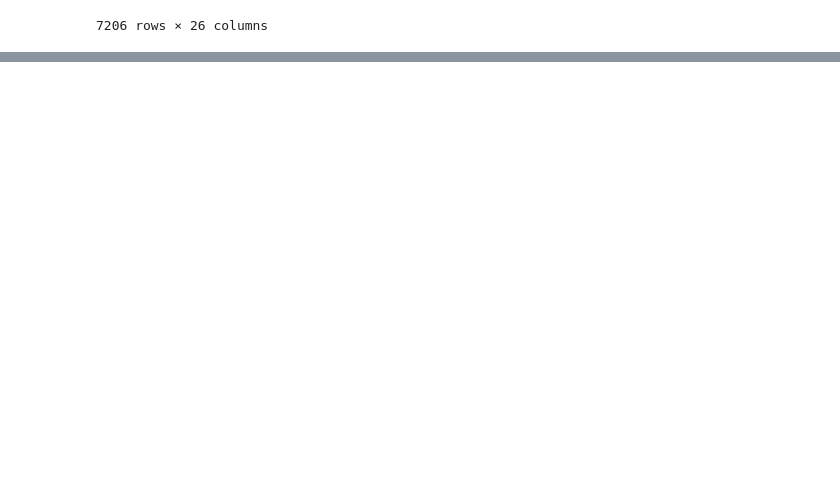
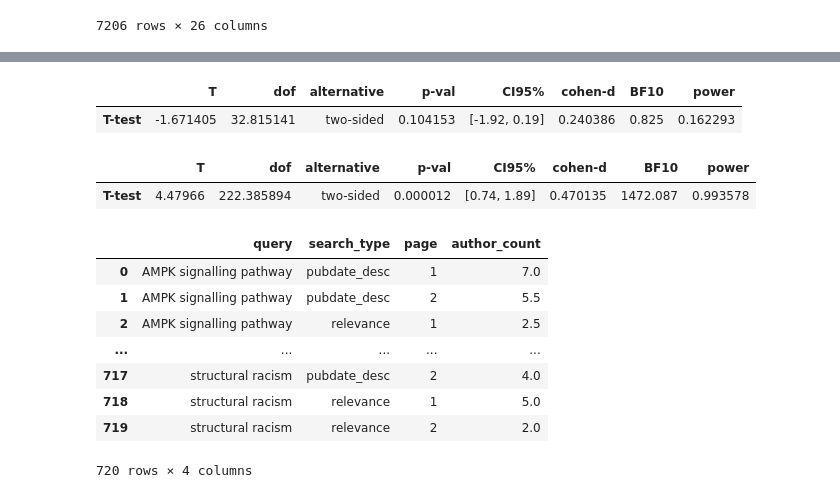
Before and after one commit to NCBI-Codeathons/pubmed-codeathon-team1, a Jupyter notebook: notebooks/data_visualizations_bl.ipynb, the cells around one changed output, grey strips where cells are left out. Drawn from its saved outputs; the diff is of its cells as text; code cells hidden in the pictures; blank space fills up the shorter version.

Commit message:
updated stats Jupyter Notebook

```diff
--- a/notebooks/data_visualizations_bl.ipynb
+++ b/notebooks/data_visualizations_bl.ipynb
@@ -455,0 +400,33 @@ plt.savefig('/home/jupyter-brooks.leitner/pubmed-codeathon-team1/data/visualizat
+# %%
+x = rcr[rcr['search_type'] == 'pubdate_desc']
+y = rcr[rcr['search_type'] == 'relevance']
+
+#Comparing Page 1 Descending order publication date vs. Page 1 Best Match
+a = x[x['page'] == 1]['relative_citation_ratio'].tolist()
+b = y[y['page'] == 1]['relative_citation_ratio'].tolist()
+ttest(a, b)
+# %% [output]
+|  | T | dof | alternative | p-val | CI95% | cohen-d | BF10 | power |
+| T-test | -1.671405 | 32.815141 | two-sided | 0.104153 | [-1.92, 0.19] | 0.240386 | 0.825 | 0.162293 |
+# %%
+#Comparing Page 1 Best Match vs. Page 2 Best Match
+a = y[y['page'] == 1]['relative_citation_ratio'].tolist()
+b = y[y['page'] == 2]['relative_citation_ratio'].tolist()
+ttest(a, b)
+# %% [output]
+|  | T | dof | alternative | p-val | CI95% | cohen-d | BF10 | power |
+| T-test | 4.47966 | 222.385894 | two-sided | 0.000012 | [0.74, 1.89] | 0.470135 | 1472.087 | 0.993578 |
+# %%
+author_count = pd.read_csv('/home/jupyter-brooks.leitner/pubmed-codeathon-team1/data/features/author_count.csv')
+# %%
+author_count
+# %% [output]
+|  | query | search_type | page | author_count |
+| 0 | AMPK signalling pathway | pubdate_desc | 1 | 7.0 |
+| 1 | AMPK signalling pathway | pubdate_desc | 2 | 5.5 |
+| 2 | AMPK signalling pathway | relevance | 1 | 2.5 |
+| ... | ... | ... | ... | ... |
+| 717 | structural racism | pubdate_desc | 2 | 4.0 |
+| 718 | structural racism | relevance | 1 | 5.0 |
+| 719 | structural racism | relevance | 2 | 2.0 |
+720 rows × 4 columns
```
Also changed, not shown: parts of 87 cells of this notebook, 2 other files.
